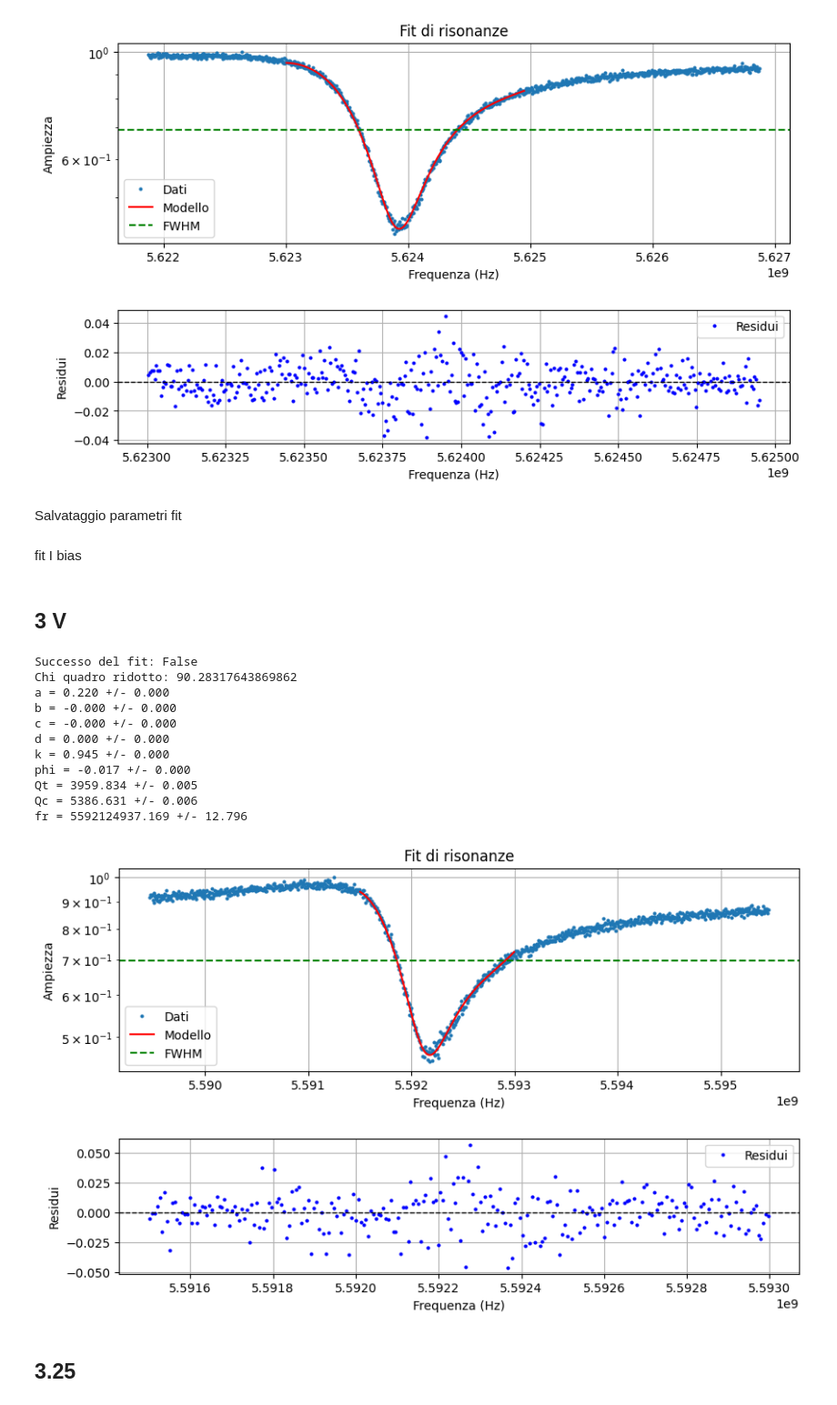
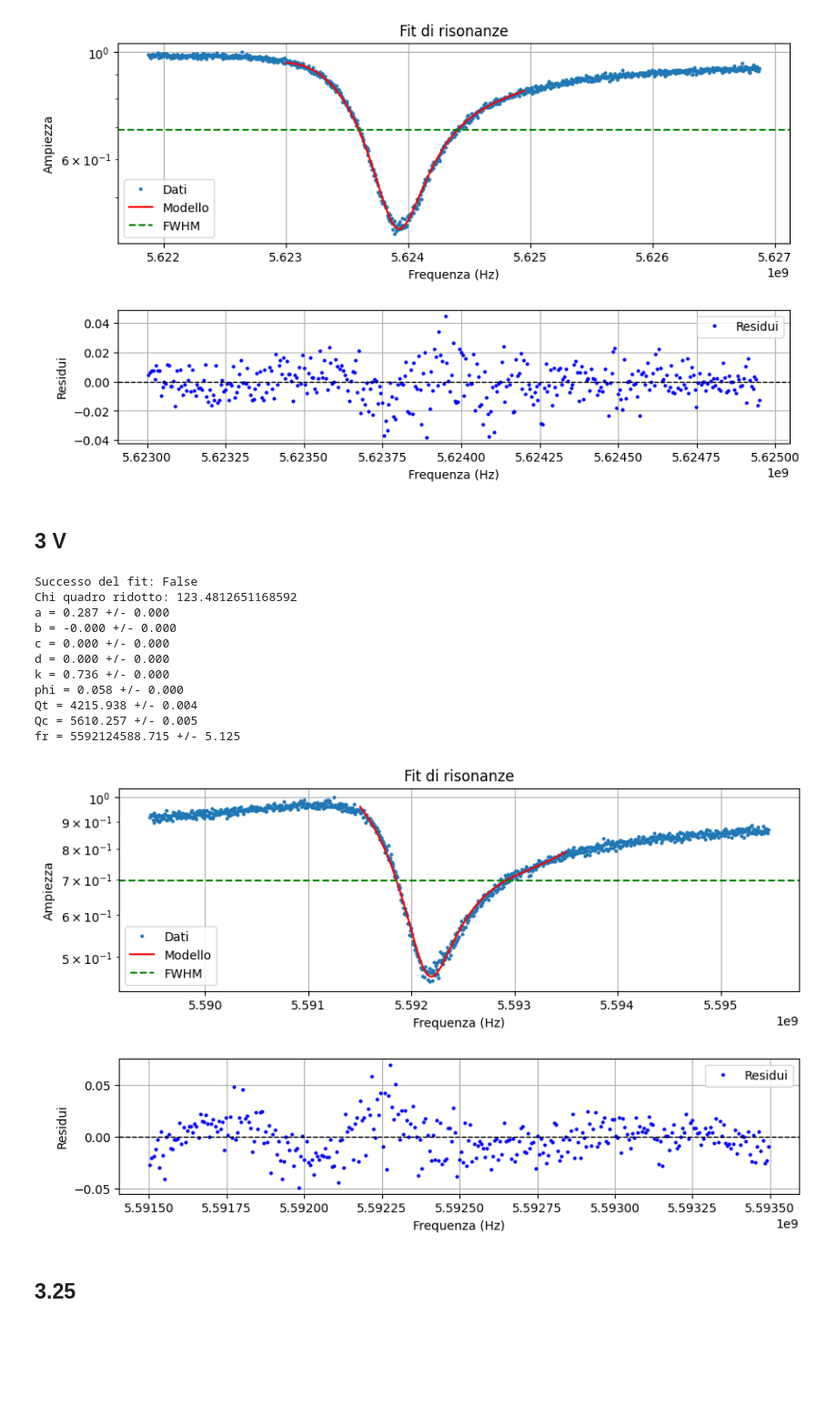
Before and after one commit to biqute/QTLab2425, a Jupyter notebook: 2Dqubit/presa_dati/Fit_1.4K/fit_1.4K.ipynb, the cells around one changed output. Shown at 91% size. Saved outputs shown, nothing was run; the diff lists cells and outputs as text; code cells hidden in the pictures; blank space fills up the shorter version.

```diff
--- a/2Dqubit/presa_dati/Fit_1.4K/fit_1.4K.ipynb
+++ b/2Dqubit/presa_dati/Fit_1.4K/fit_1.4K.ipynb
@@ -709,27 +562,3 @@ Qt = 4669.267 +/- 0.004
 Qc = 6323.312 +/- 0.005
 fr = 5623839706.373 +/- 9.301
 [figure]
-# %% [markdown]
-Salvataggio parametri fit
-# %%
-import os
-
-# Percorso relativo (la cartella verrà creata se non esiste)
-output_dir = "Cavity_resonances_1.4K/Resonance3"
-os.makedirs(output_dir, exist_ok=True)
-
-# Componi il percorso completo al file
-output_file = os.path.join(output_dir, "fit_results.txt")
-
-# Salvataggio del file
-with open(output_file, 'w') as f:
-    f.write(f"{'V (V)':>6} {'fr (Hz)':>15} {'Qc':>10} {'Qt':>10} {'a':>6} {'b':>10} {'c':>10} {'d':>10} {'k':>6} {'phi':>8}\n")
-    f.write("-" * 100 + "\n")
-    for i in range(len(V)):
-        f.write(f"{V[i]:6.2f} {fr_list[i]:15.6e} {Qc_list[i]:10.2f} {Qt_list[i]:10.2f} "
-                f"{a_list[i]:6.2f} {b_list[i]:10.2e} {c_list[i]:10.2e} {d_list[i]:10.2e} "
-                f"{k_list[i]:6.2f} {phi_list[i]:8.4f}\n")
-
-print(f"Risultati salvati in '{output_file}'")
-# %% [markdown]
-fit I bias
@@ -765,60 +566,46 @@ plt.show()
 ## 3 V
 # %%
 #----------------------- V = 3 -------------------------------------------
-fr_list = []
-Qc_list = []
-Qt_list = []
-a_list = []
-b_list = []
-c_list = []
-d_list = []
-k_list = []
-phi_list = []
-
 initial_params = {
     'a': 1,
     'b': 10e-9,
     'c': 10e-18,
     'd': 10e-27,
     'k': 10,           # aumentato
     'phi': 0.8,       # lasciato vicino a valore attuale
     'Qt': 15000,       # leggermente ridotto
     'Qc': 35000,      # sensibilmente ridotto
     'fr': 5.8059e9    # centrato visivamente sul minimo
 }
 
 file_path = f"Cavity_resonances_1.4K/Resonance3/res3-50dBm_3.0V.txt"
-fr, qc, qt, a, b, c, d, k, phi = resonance_fit.fit_cut(file_path, None, None, 5.5915e9, 5.593e9, initial_params=initial_params)
+fr, qc, qt, a, b, c, d, k, phi = resonance_fit.fit_cut(file_path, None, None, 5.5915e9, 5.5935e9, initial_params=initial_params)
 
 fr_list.append(fr)
 Qc_list.append(qc)
 Qt_list.append(qt)
 a_list.append(a)
 b_list.append(b)
 c_list.append(c)
 d_list.append(d)
 k_list.append(k)
 phi_list.append(phi)
 
 f_r = np.array(fr_list)
 y=(f_r-f_r[0])/ f_r[0]  # Calcola la variazione percentuale della frequenza di risonanza rispetto al primo valore
-V = np.array(V)
-
-
-x = V / 1.997
 # %% [output]
 Successo del fit: False
-Chi quadro ridotto: 90.28317643869862
-a = 0.220 +/- 0.000
+Chi quadro ridotto: 123.4812651168592
+a = 0.287 +/- 0.000
 b = -0.000 +/- 0.000
-c = -0.000 +/- 0.000
+c = 0.000 +/- 0.000
 d = 0.000 +/- 0.000
-k = 0.945 +/- 0.000
-phi = -0.017 +/- 0.000
-Qt = 3959.834 +/- 0.005
-Qc = 5386.631 +/- 0.006
-fr = 5592124937.169 +/- 12.796
+k = 0.736 +/- 0.000
+phi = 0.058 +/- 0.000
+Qt = 4215.938 +/- 0.004
+Qc = 5610.257 +/- 0.005
+fr = 5592124588.715 +/- 5.125
-[figure, old version]
+[figure, new version]
 # %% [markdown]
 ## 3.25
 # %%
```
Also changed, not shown: parts of 37 cells of this notebook, 3 other files.
